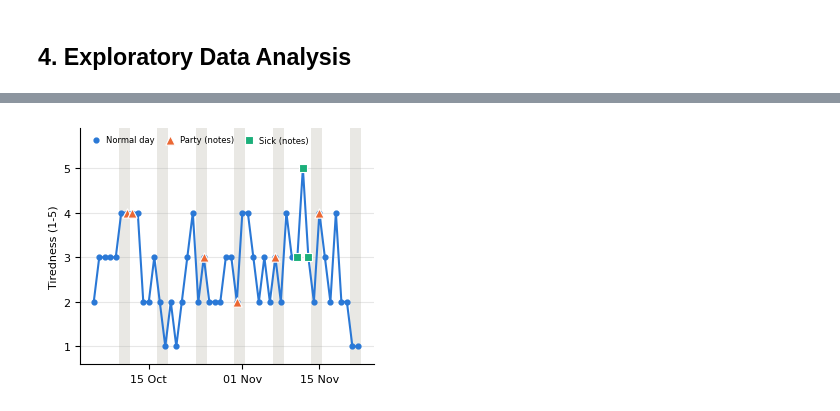
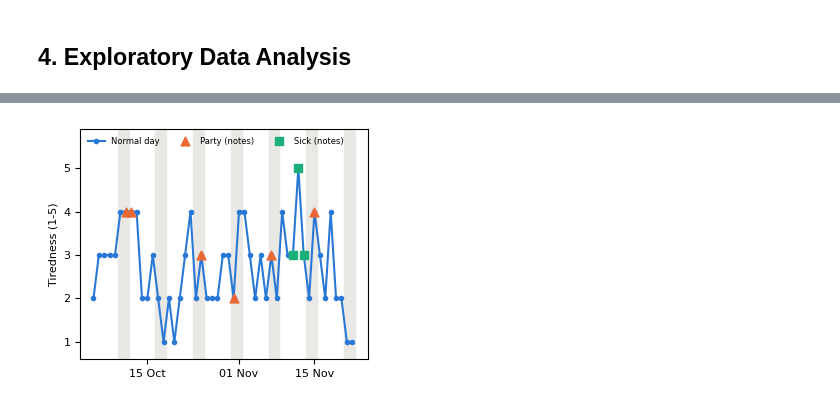
Before and after one commit to martacampas/what-makes-me-tired, a Jupyter notebook: tiredness_analysis.ipynb, the cells around one changed output, grey strips where cells are left out. Saved outputs shown, nothing was run; the diff lists cells and outputs as text; code cells hidden in the pictures.

```diff
--- a/tiredness_analysis.ipynb
+++ b/tiredness_analysis.ipynb
@@ -129,20 +83,14 @@ New variables are created from the original dataset:
 # %%
-# Total academic workload (hours)
 df['total_academic_hours'] = df['class_hours'] + df['study_hours']
-
-# Total sleep including naps (hours)
 df['total_sleep_hours'] = df['sleep_hours'] + df['nap_duration_min'] / 60
-
-# Weekend indicator (1 = weekend, 0 = weekday)
 df['weekend'] = (df['date'].dt.dayofweek >= 5).astype(int)
 
-# Event type from the notes column
-notes = df['notes'].fillna('').str.lower()
-df['event_type'] = 'normal'
-df.loc[notes.str.contains('festa|discoteca|tardeo'), 'event_type'] = 'party'
-df.loc[notes.str.contains('malalta'), 'event_type'] = 'sick'
-df['exceptional_day'] = (df['event_type'] != 'normal').astype(int)
+# Type of day from my notes
+notes = df['notes'].fillna('')
+df['day_type'] = 'normal'
+df.loc[notes.str.contains('festa|discoteca|tardeo'), 'day_type'] = 'party'
+df.loc[notes.str.contains('malalta'), 'day_type'] = 'sick'
 
-print(df['event_type'].value_counts())
-display(df.groupby('event_type')['tiredness'].agg(['count', 'mean']).round(2))
+print(df['day_type'].value_counts())
+print("Gym days:", (df['gym_duration_min'] > 0).sum())
 # %% [output]
@@ -178,35 +126,28 @@ Mean tiredness: 2.71 | Median: 3.0
 # %%
-# Figure 1 (report): tiredness over time, with weekends shaded and exceptional days marked
-plt.rcParams.update({'font.size': 8})
+# Figure 1: tiredness over time
 fig, ax = plt.subplots(figsize=(3.5, 2.8))
 
-# Shade weekends
+# Grey background on weekends
 for d in df.loc[df['weekend'] == 1, 'date']:
-    ax.axvspan(d - pd.Timedelta(hours=12), d + pd.Timedelta(hours=12),
-               color='#e9e8e4', linewidth=0)
+    ax.axvspan(d - pd.Timedelta(hours=12), d + pd.Timedelta(hours=12), color='#e9e8e4')
 
-ax.plot(df['date'], df['tiredness'], color='#2a78d6', linewidth=1.5, zorder=2)
-ax.scatter(df['date'], df['tiredness'], color='#2a78d6', s=12, zorder=3, label='Normal day')
+ax.plot(df['date'], df['tiredness'], marker='o', markersize=3, color='#2a78d6', label='Normal day')
 
-party = df[df['event_type'] == 'party']
-sick = df[df['event_type'] == 'sick']
-ax.scatter(party['date'], party['tiredness'], marker='^', s=45, color='#eb6834',
-           edgecolor='white', linewidth=0.8, zorder=4, label='Party (notes)')
-ax.scatter(sick['date'], sick['tiredness'], marker='s', s=40, color='#1baf7a',
-           edgecolor='white', linewidth=0.8, zorder=4, label='Sick (notes)')
+party = df[df['day_type'] == 'party']
+sick = df[df['day_type'] == 'sick']
+ax.scatter(party['date'], party['tiredness'], marker='^', s=40, color='#eb6834', zorder=3, label='Party (notes)')
+ax.scatter(sick['date'], sick['tiredness'], marker='s', s=35, color='#1baf7a', zorder=3, label='Sick (notes)')
 
-ax.set_ylabel('Tiredness (1-5)')
+ax.set_ylabel('Tiredness (1-5)', fontsize=8)
 ax.set_yticks([1, 2, 3, 4, 5])
 ax.set_ylim(0.6, 5.9)
-ax.grid(axis='y', alpha=0.3)
-ax.spines[['top', 'right']].set_visible(False)
-ax.xaxis.set_major_locator(plt.matplotlib.dates.DayLocator(bymonthday=[1, 15]))
-ax.xaxis.set_major_formatter(plt.matplotlib.dates.DateFormatter('%d %b'))
-ax.legend(loc='upper left', ncol=3, frameon=False, fontsize=6, handletextpad=0.2, columnspacing=0.8)
+ax.set_xticks(pd.to_datetime(['2026-10-15', '2026-11-01', '2026-11-15']))
+ax.set_xticklabels(['15 Oct', '01 Nov', '15 Nov'])
+ax.tick_params(labelsize=8)
+ax.legend(loc='upper left', ncol=3, fontsize=6, frameon=False)
 plt.tight_layout()
 plt.savefig('figures/fig1_tiredness_timeline.png', dpi=300)
 plt.show()
-plt.rcParams.update(plt.rcParamsDefault)
 # %% [output]
-[figure, old version]
+[figure, new version]
 # %%
```
Also changed, not shown: parts of 33 cells of this notebook, 1 other file.
